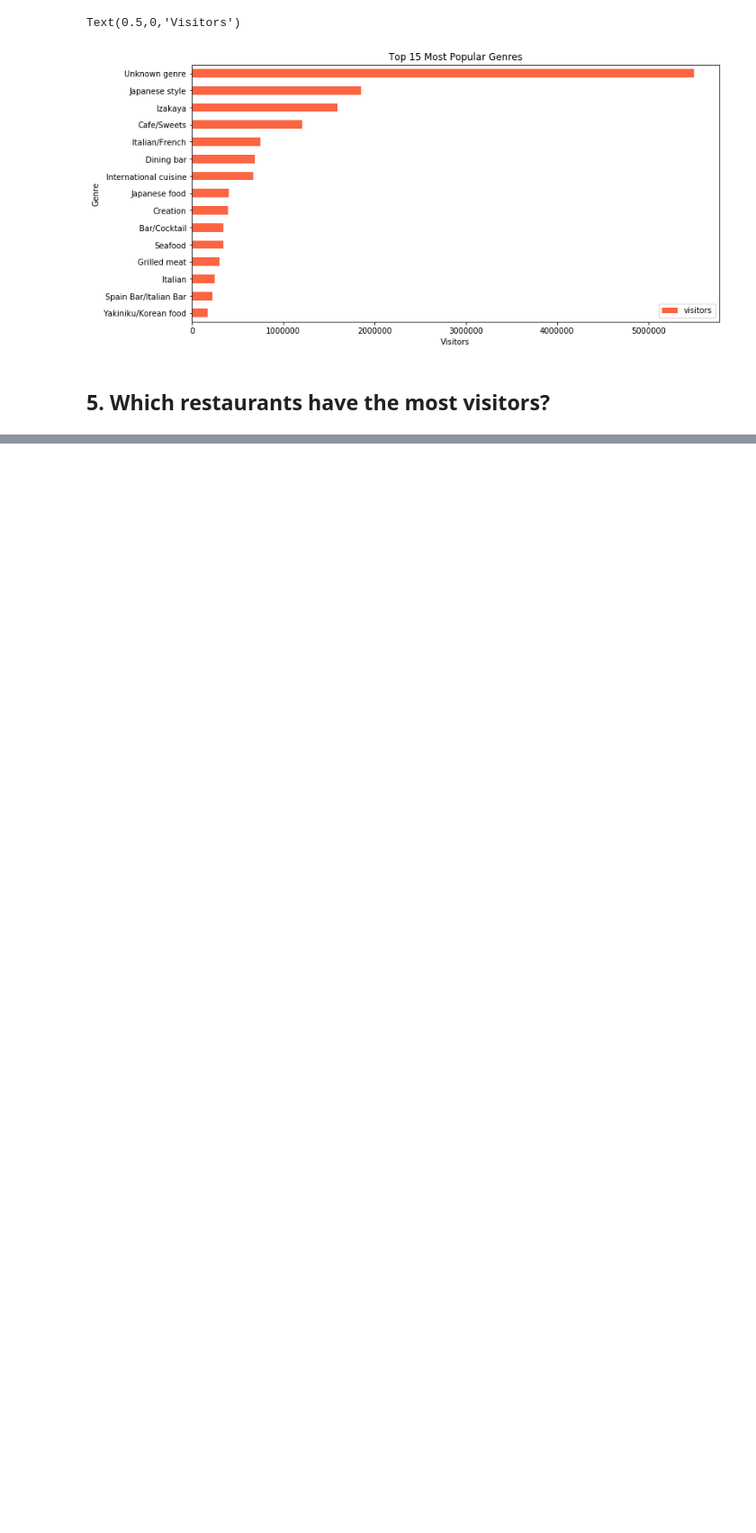
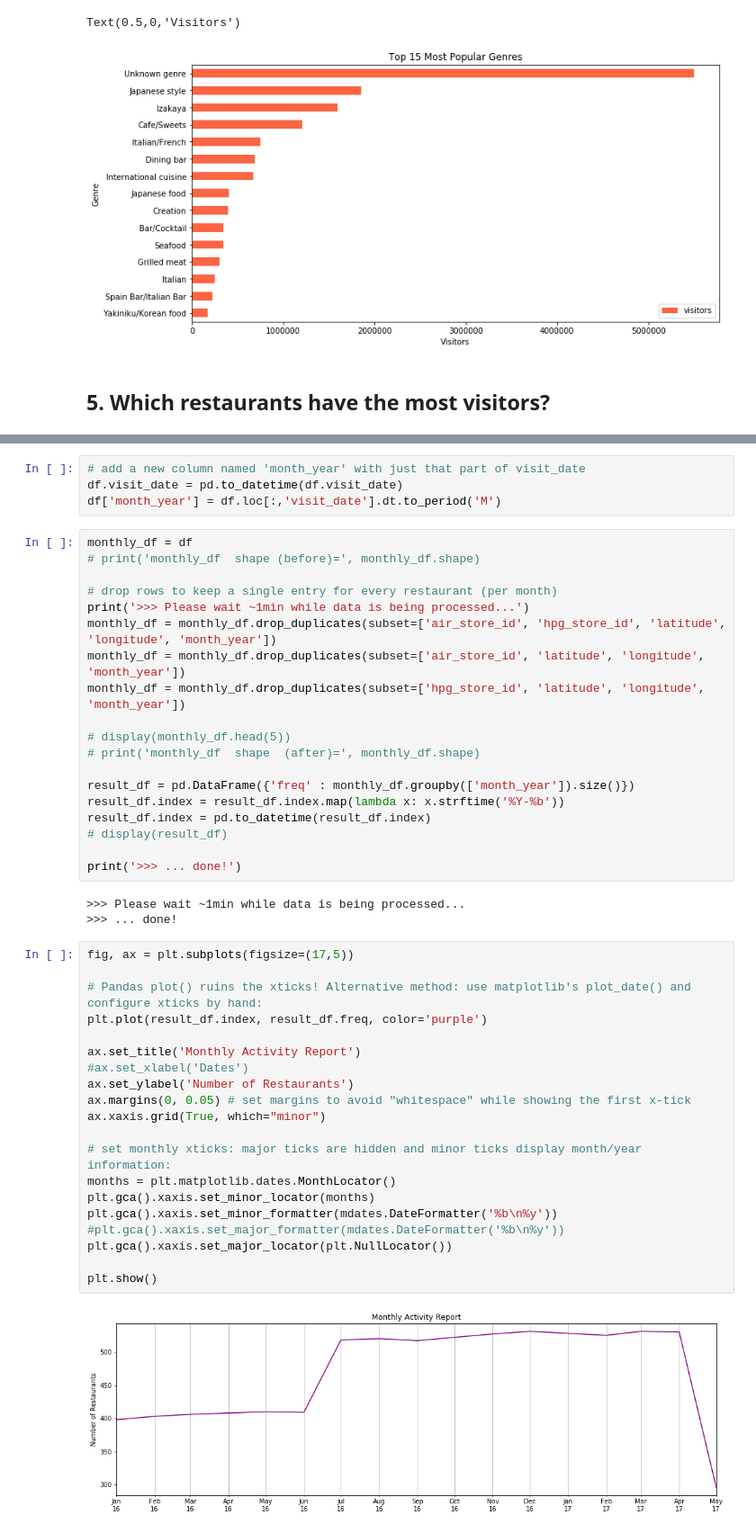
Before and after one commit to karlphillip/DataScience, a Jupyter notebook: Project1/2_storytelling.ipynb, the cells around one changed output, grey strips where cells are left out. Shown at 90% size. Cells and saved outputs as stored; diff of their text form; blank space fills up the shorter version.

```diff
--- a/Project1/2_storytelling.ipynb
+++ b/Project1/2_storytelling.ipynb
@@ -221,0 +286,48 @@ Text(0.5,0,'Visitors')
+# %%
+# add a new column named 'month_year' with just that part of visit_date
+df.visit_date = pd.to_datetime(df.visit_date)
+df['month_year'] = df.loc[:,'visit_date'].dt.to_period('M')
+# %%
+monthly_df = df
+# print('monthly_df  shape (before)=', monthly_df.shape)
+
+# drop rows to keep a single entry for every restaurant (per month)
+print('>>> Please wait ~1min while data is being processed...')
+monthly_df = monthly_df.drop_duplicates(subset=['air_store_id', 'hpg_store_id', 'latitude', 'longitude', 'month_year'])
+monthly_df = monthly_df.drop_duplicates(subset=['air_store_id', 'latitude', 'longitude', 'month_year'])
+monthly_df = monthly_df.drop_duplicates(subset=['hpg_store_id', 'latitude', 'longitude', 'month_year'])
+
+# display(monthly_df.head(5))
+# print('monthly_df  shape  (after)=', monthly_df.shape)
+
+result_df = pd.DataFrame({'freq' : monthly_df.groupby(['month_year']).size()})
+result_df.index = result_df.index.map(lambda x: x.strftime('%Y-%b'))
+result_df.index = pd.to_datetime(result_df.index)
+# display(result_df)
+
+print('>>> ... done!')
+# %% [output]
+>>> Please wait ~1min while data is being processed...
+>>> ... done!
+# %%
+fig, ax = plt.subplots(figsize=(17,5))
+
+# Pandas plot() ruins the xticks! Alternative method: use matplotlib's plot_date() and configure xticks by hand:
+plt.plot(result_df.index, result_df.freq, color='purple')
+
+ax.set_title('Monthly Activity Report')
+#ax.set_xlabel('Dates')
+ax.set_ylabel('Number of Restaurants')
+ax.margins(0, 0.05) # set margins to avoid "whitespace" while showing the first x-tick
+ax.xaxis.grid(True, which="minor")
+
+# set monthly xticks: major ticks are hidden and minor ticks display month/year information:
+months = plt.matplotlib.dates.MonthLocator()
+plt.gca().xaxis.set_minor_locator(months)
+plt.gca().xaxis.set_minor_formatter(mdates.DateFormatter('%b\n%y'))
+#plt.gca().xaxis.set_major_formatter(mdates.DateFormatter('%b\n%y'))
+plt.gca().xaxis.set_major_locator(plt.NullLocator())
+
+plt.show()
+# %% [output]
+[figure, added]
```
Also changed, not shown: parts of 13 cells of this notebook.
